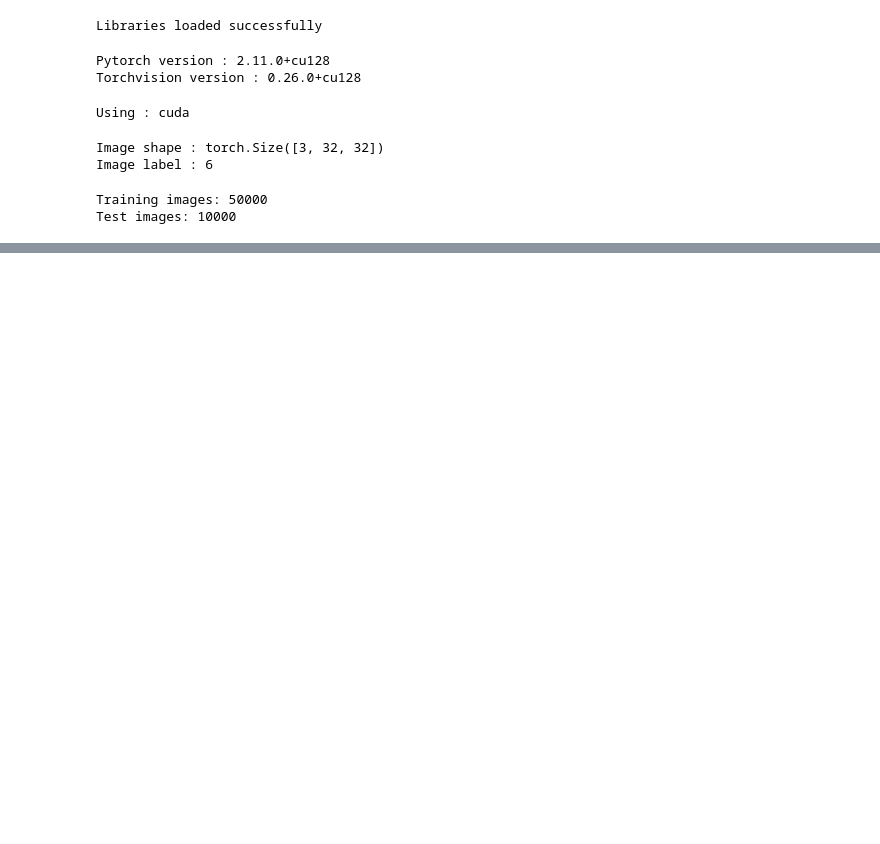
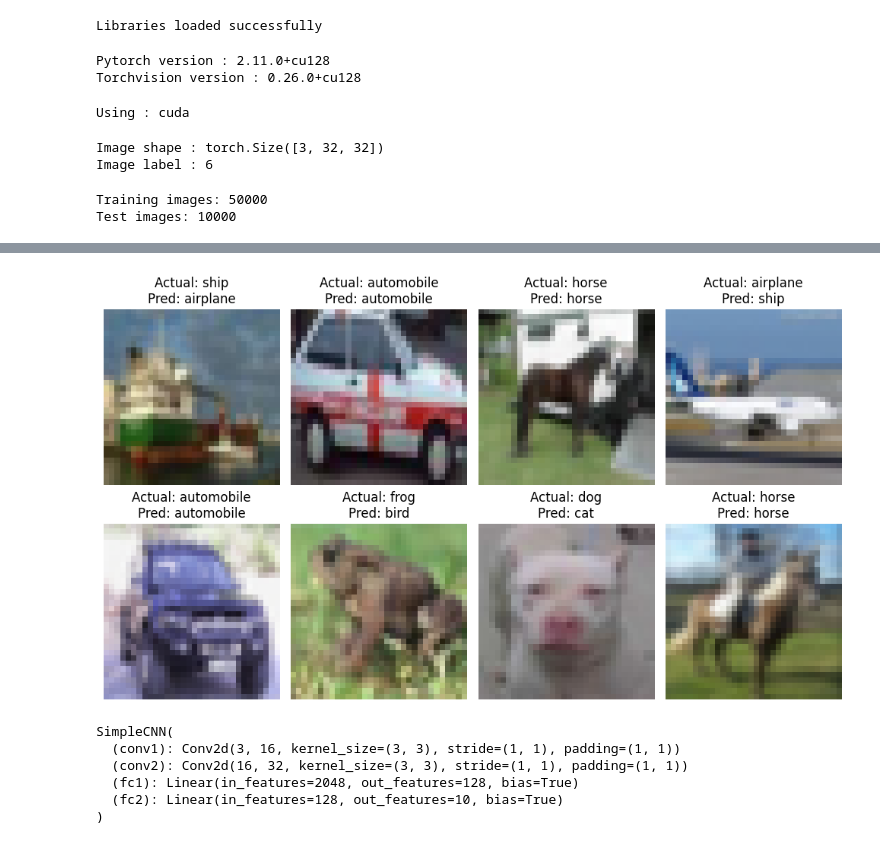
Before and after one commit to samsarkar184/ML-Projects, a Jupyter notebook: SSL_first_miniproject.ipynb, the cells around one changed output, grey strips where cells are left out. Saved outputs shown, nothing was run; the diff lists cells and outputs as text; code cells hidden in the pictures; blank space fills up the shorter version.

```diff
--- a/SSL_first_miniproject.ipynb
+++ b/SSL_first_miniproject.ipynb
@@ -61,0 +126,4 @@ plt.show()
+# %%
+from torch.utils.data import DataLoader, Subset
+train_dataset_small=Subset(train_dataset,range(2000))
+test_dataset_small=Subset(test_dataset,range(500))
@@ -61,0 +321,12 @@ plt.show()
+# %%
+classes = [
+    "airplane", "automobile", "bird", "cat", "deer",
+    "dog", "frog", "horse", "ship", "truck"
+]
+model.eval()
+images,labels=next(iter(test_loader))
+with torch.no_grad():
+  output,embedding=model(images)
+predicted=output.argmax(dim=1)
+print("Actual:", classes[labels[0].item()])
+print("Predicted:", classes[predicted[0].item()])
@@ -61,0 +426,38 @@ plt.show()
+# %%
+import matplotlib.pyplot as plt
+
+model.eval()
+
+images, labels = next(iter(test_loader))
+
+with torch.no_grad():
+    outputs, _ = model(images)
+    predictions = torch.argmax(outputs, dim=1)
+
+plt.figure(figsize=(10, 6))
+
+for i in range(8):
+    plt.subplot(2, 4, i + 1)
+
+    image = images[i].permute(1, 2, 0)
+
+    plt.imshow(image)
+    plt.title(
+        f"Actual: {classes[labels[i]]}\n"
+        f"Pred: {classes[predictions[i]]}"
+    )
+    plt.axis("off")
+
+plt.tight_layout()
+plt.show()
+# %% [output]
+[figure, added]
+# %%
+print(model)
+# %% [output]
+SimpleCNN(
+  (conv1): Conv2d(3, 16, kernel_size=(3, 3), stride=(1, 1), padding=(1, 1))
+  (conv2): Conv2d(16, 32, kernel_size=(3, 3), stride=(1, 1), padding=(1, 1))
+  (fc1): Linear(in_features=2048, out_features=128, bias=True)
+  (fc2): Linear(in_features=128, out_features=10, bias=True)
+)
```
Also changed, not shown: parts of 19 cells of this notebook.
